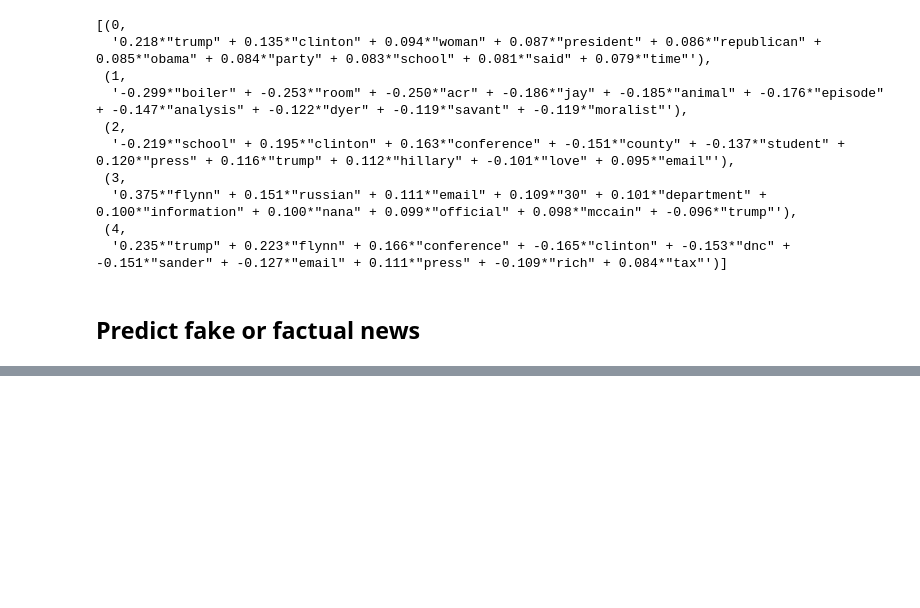
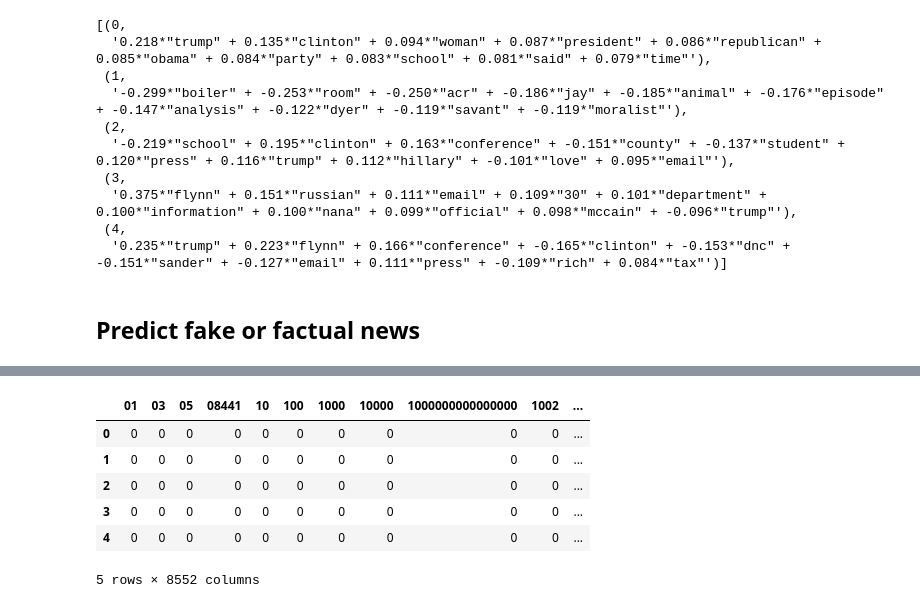
Before and after one commit to jessejuwe/intro-to-nlp, a Jupyter notebook: notebooks/07. Case Study.ipynb, the cells around one changed output, grey strips where cells are left out. Cells and saved outputs as stored; diff of their text form; code cells hidden in the pictures; blank space fills up the shorter version.

```diff
--- a/notebooks/07. Case Study.ipynb
+++ b/notebooks/07. Case Study.ipynb
@@ -494,3 +659,17 @@ data.head()
 # %%
-X = [','.join(map(str, l)) for l in data['text_clean']]
+X = [' '.join(map(str, l)) for l in data['text_clean']]  # space-separated tokens
 Y = data['fake_or_factual']
+
+countvec = CountVectorizer()
+countvec_fit = countvec.fit_transform(X)
+
+bag_of_words = pd.DataFrame.sparse.from_spmatrix(countvec_fit, columns=countvec.get_feature_names_out())
+bag_of_words.head()
+# %% [output]
+|  | 01 | 03 | 05 | 08441 | 10 | 100 | 1000 | 10000 | 1000000000000000 | 1002 | ... |
+| 0 | 0 | 0 | 0 | 0 | 0 | 0 | 0 | 0 | 0 | 0 | ... |
+| 1 | 0 | 0 | 0 | 0 | 0 | 0 | 0 | 0 | 0 | 0 | ... |
+| 2 | 0 | 0 | 0 | 0 | 0 | 0 | 0 | 0 | 0 | 0 | ... |
+| 3 | 0 | 0 | 0 | 0 | 0 | 0 | 0 | 0 | 0 | 0 | ... |
+| 4 | 0 | 0 | 0 | 0 | 0 | 0 | 0 | 0 | 0 | 0 | ... |
+5 rows × 8552 columns
```
Also changed, not shown: parts of 50 cells of this notebook.
